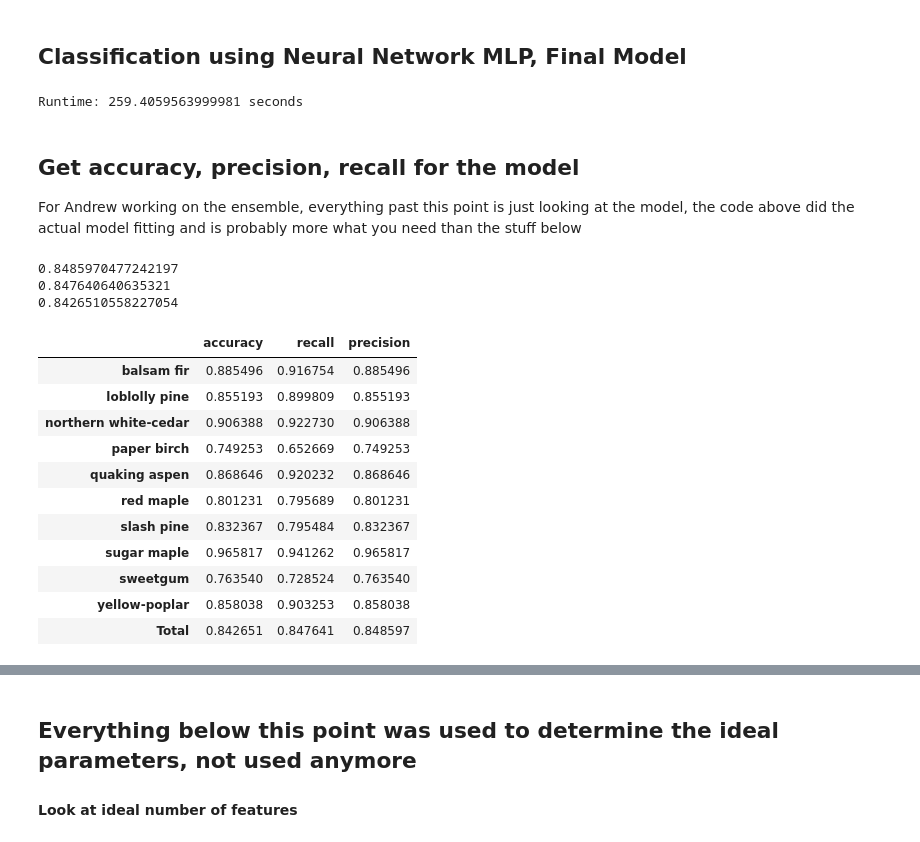
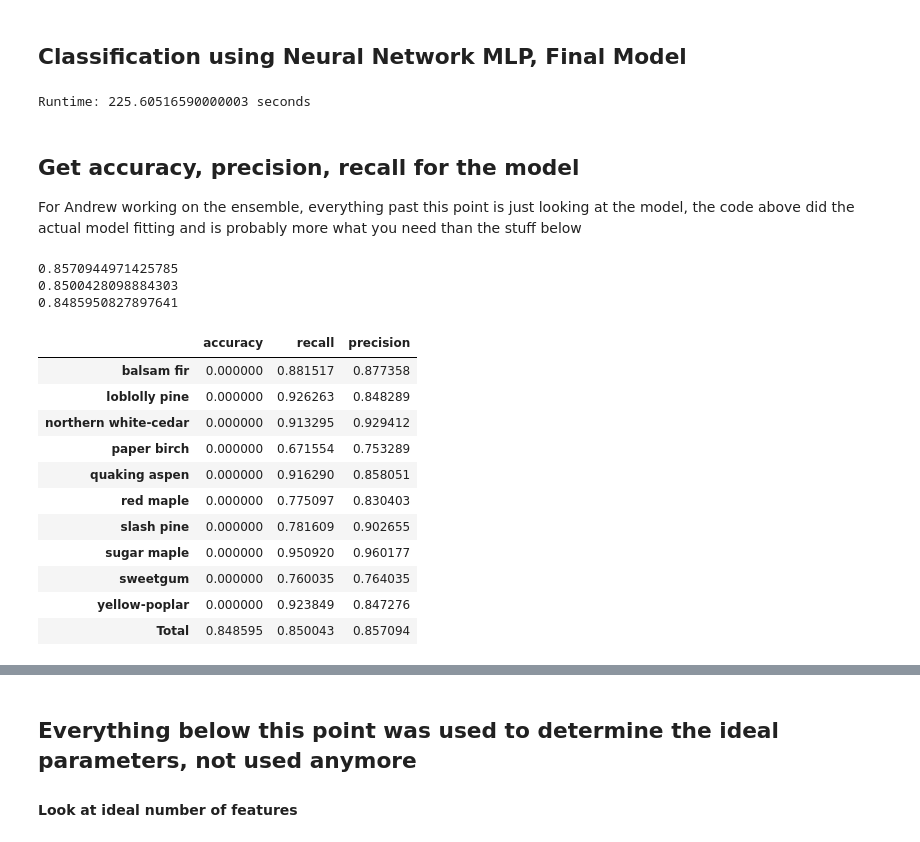
Before and after one commit to dheligman/climate, a Jupyter notebook: Classification_Modeling_KT.ipynb, the cells around one changed output, grey strips where cells are left out. Cells and saved outputs as stored; diff of their text form; code cells hidden in the pictures.

```diff
--- a/Classification_Modeling_KT.ipynb
+++ b/Classification_Modeling_KT.ipynb
@@ -123,54 +123,59 @@ train,test = train_test_split(trees10,test_size=.1,shuffle=True,stratify = trees
 t0 = time.perf_counter()
 y = train.speciesID
 X = train[features].copy()
-pred = cross_val_predict(pipe,X,y, cv=5, n_jobs = -1)
+pipe.fit(X,y)
+#pred = cross_val_predict(pipe,X,y, cv=5, n_jobs = -1)
 t1 = time.perf_counter()
 print(f'Runtime: {t1-t0} seconds')
 # %% [output]
-Runtime: 259.4059563999981 seconds
+Runtime: 225.60516590000003 seconds
 # %% [markdown]
 ## Get accuracy, precision, recall for the model
 
 For Andrew working on the ensemble, everything past this point is just looking at the model, the code above did the actual model fitting and is probably more what you need than the stuff below
 # %%
-print(precision_score(y,pred, average = 'macro'))
-print(recall_score(y,pred, average = 'macro'))
-print(accuracy_score(y,pred))
+yt = test.speciesID
+Xt = test[features].copy()
+pred = pipe.predict(Xt)
+print(precision_score(yt,pred, average = 'macro'))
+print(recall_score(yt,pred, average = 'macro'))
+print(accuracy_score(yt,pred))
 # %% [output]
-0.8485970477242197
-0.847640640635321
-0.8426510558227054
+0.8570944971425785
+0.8500428098884303
+0.8485950827897641
 # %%
-precision = precision_score(y,pred, average = None)
-recall = recall_score(y,pred, average = None)
-matrix = confusion_matrix(y, pred)
+precision = precision_score(yt,pred, average = None)
+recall = recall_score(yt,pred, average = None)
+matrix = confusion_matrix(yt, pred)
 accuracy = matrix.diagonal()/matrix.sum(axis=0)
 
 speID = le.transform(spe)
 orderedspecies = le.inverse_transform(np.sort(speID))
 
 final = pd.DataFrame({'accuracy':accuracy,
                       'recall':recall,
                       'precision':precision},
                      index = orderedspecies)
+final.accuracy = 0
 
-final.loc['Total'] = [accuracy_score(y,pred),
-                      recall_score(y,pred, average = 'macro'),
-                      precision_score(y,pred, average = 'macro')]
+final.loc['Total'] = [accuracy_score(yt,pred),
+                      recall_score(yt,pred, average = 'macro'),
+                      precision_score(yt,pred, average = 'macro')]
 final
 # %% [output]
 |  | accuracy | recall | precision |
-| balsam fir | 0.885496 | 0.916754 | 0.885496 |
-| loblolly pine | 0.855193 | 0.899809 | 0.855193 |
-| northern white-cedar | 0.906388 | 0.922730 | 0.906388 |
-| paper birch | 0.749253 | 0.652669 | 0.749253 |
-| quaking aspen | 0.868646 | 0.920232 | 0.868646 |
-| red maple | 0.801231 | 0.795689 | 0.801231 |
-| slash pine | 0.832367 | 0.795484 | 0.832367 |
-| sugar maple | 0.965817 | 0.941262 | 0.965817 |
-| sweetgum | 0.763540 | 0.728524 | 0.763540 |
-| yellow-poplar | 0.858038 | 0.903253 | 0.858038 |
-| Total | 0.842651 | 0.847641 | 0.848597 |
+| balsam fir | 0.000000 | 0.881517 | 0.877358 |
+| loblolly pine | 0.000000 | 0.926263 | 0.848289 |
+| northern white-cedar | 0.000000 | 0.913295 | 0.929412 |
+| paper birch | 0.000000 | 0.671554 | 0.753289 |
+| quaking aspen | 0.000000 | 0.916290 | 0.858051 |
+| red maple | 0.000000 | 0.775097 | 0.830403 |
+| slash pine | 0.000000 | 0.781609 | 0.902655 |
+| sugar maple | 0.000000 | 0.950920 | 0.960177 |
+| sweetgum | 0.000000 | 0.760035 | 0.764035 |
+| yellow-poplar | 0.000000 | 0.923849 | 0.847276 |
+| Total | 0.848595 | 0.850043 | 0.857094 |
 # %%
 final.plot.bar(fontsize = 16,figsize = (16,7),legend = False)
 plt.ylim((0,1.15))
```
Also changed, not shown: parts of 12 cells of this notebook.
